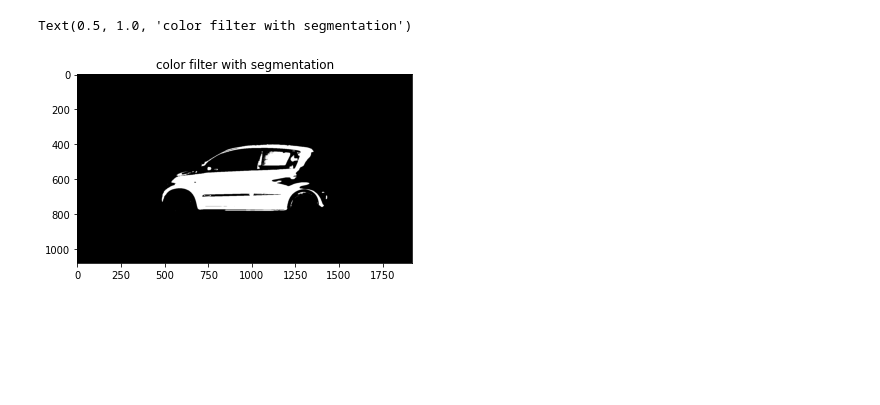
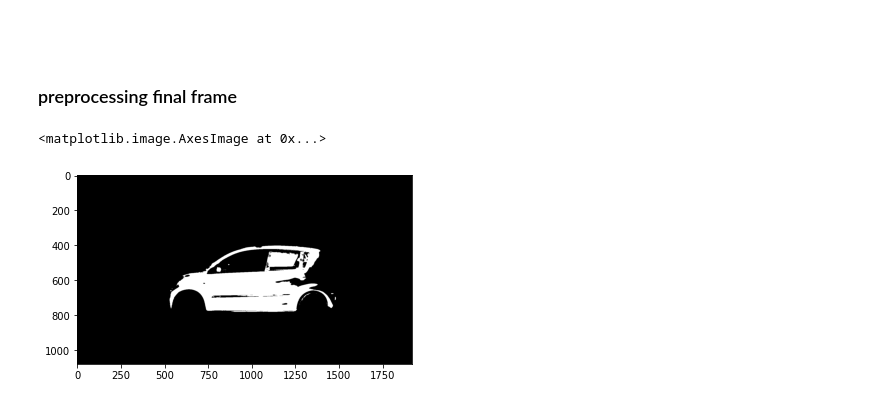
Before and after one commit to k9p5/computer-vision-vehicle-classification, a Jupyter notebook: preprocessing.ipynb, the cells around one changed output. Cells and saved outputs as stored; diff of their text form; code cells hidden in the pictures; blank space fills up the shorter version.

```diff
--- a/preprocessing.ipynb
+++ b/preprocessing.ipynb
@@ -16,10 +0,0 @@ Text(0.5, 1.0, 'subtraction')
-# %%
-#subtraction with equalisation
-test = cv2.imread('test.jpg',0)
-teste = cv2.equalizeHist(test)
-none = cv2.imread('none.jpg',0)
-nonee = cv2.equalizeHist(none)
-imgs = (teste-30-nonee)
-_, imgst = cv2.threshold(imgs, 50, 255, cv2.THRESH_BINARY)
-plt.imshow(imgst-255, cmap = 'gray')
-plt.title('subtraction with equalisation')
@@ -37,0 +97,11 @@ Text(0.5, 1.0, 'subtraction and dilation')
+# %%
+plt.plot(x, y)                                                              # plot nonzero pixels over frame
+plt.ylabel('Pixels')
+plt.xlabel('Frame')
+plt.show()
+
+a = np.array([x, y])                                                        # find maximum value and index in array
+v = np.amax(a)
+u = np.where(a == v)
+final_frame = u [1][0] *21 + 21
+print('Maximum for Frame:', final_frame)
@@ -38,27 +111,24 @@ Text(0.5, 1.0, 'subtraction and dilation')
+# %% [markdown]
+<br>
+<br>
+
+### preprocessing final frame
 # %%
-#color filter with segmentation
+cap.set(1,final_frame)                                                      # extract final frame
+ret, frame = cap.read()
 
-img = cv2.imread('test.jpg')
-
-blur = cv2.blur(img,(5,5))
+blur = cv2.blur(frame,(5,5))                                                # preprocessing again
 blur0=cv2.medianBlur(blur,5)
 blur1= cv2.GaussianBlur(blur0,(5,5),0)
 blur2= cv2.bilateralFilter(blur1,9,75,75)
-
 hsv = cv2.cvtColor(blur2, cv2.COLOR_BGR2HSV)
-
 low = np.array([60, 40, 50])
 high = np.array([255, 255, 255])
 mask = cv2.inRange(hsv, low, high)
-
-res = cv2.bitwise_and(img,img, mask= mask)
-
+res = cv2.bitwise_and(frame,frame, mask= mask)
 gray = cv2.cvtColor(res, cv2.COLOR_BGR2GRAY)
-
-_, img_thresh = cv2.threshold(gray, 50, 255, cv2.THRESH_BINARY)
-
-plt.imshow(img_thresh, cmap = 'gray')
-plt.title('color filter with segmentation')
+_, thresh = cv2.threshold(gray, 50, 255, cv2.THRESH_BINARY)
+plt.imshow(thresh, cmap='gray')
 # %% [output]
-Text(0.5, 1.0, 'color filter with segmentation')
+<matplotlib.image.AxesImage at 0x...>
-[figure, old version]
+[figure, new version]
```
Also changed, not shown: parts of 8 cells of this notebook, 1 other file.
